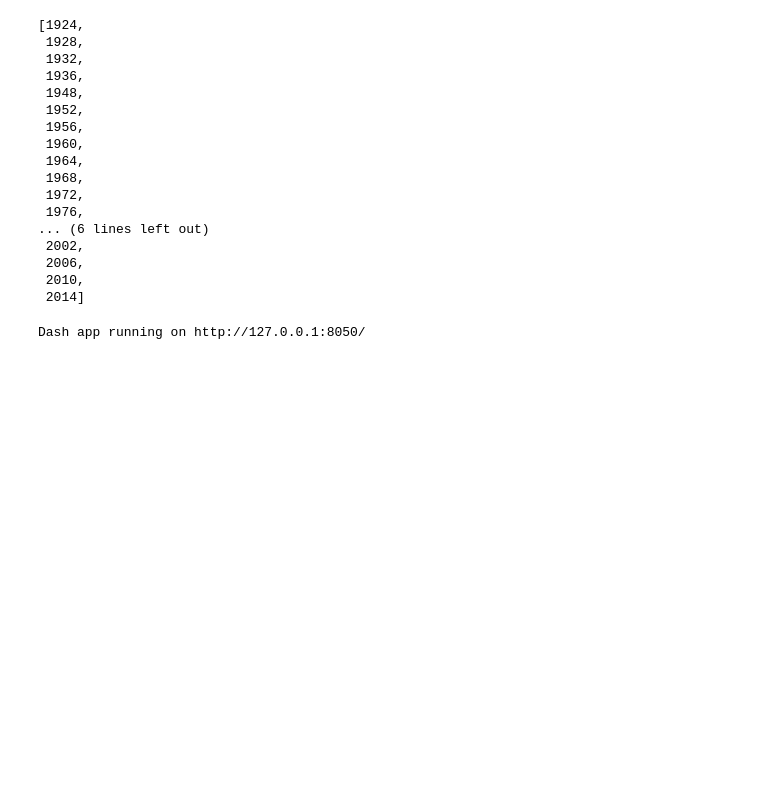
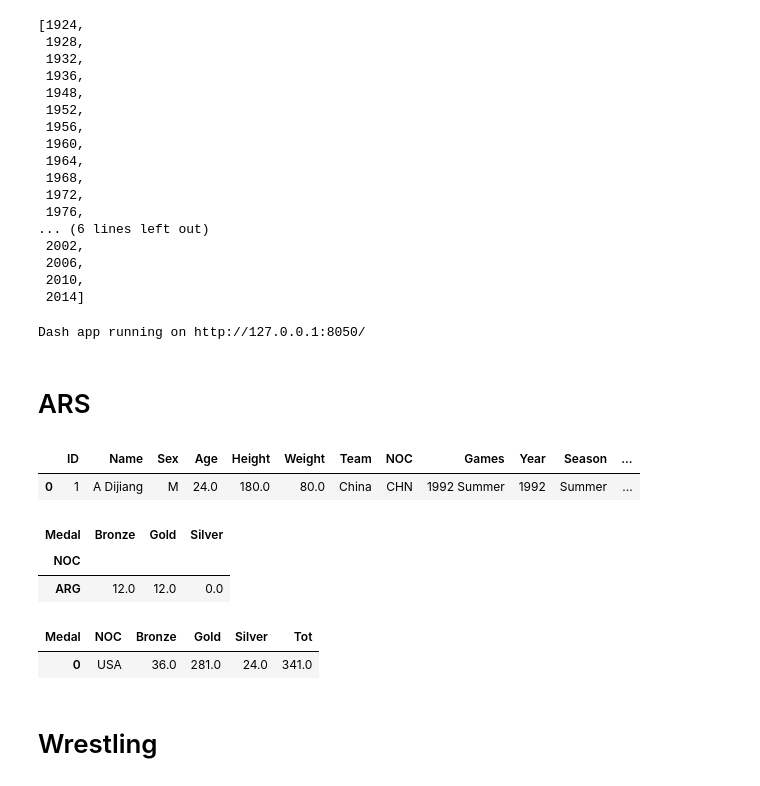
Before and after one commit to dancla240/Databehandling_Frankrike, a Jupyter notebook: Uppgift_2.ipynb, the cells around one changed output. Saved outputs shown, nothing was run; the diff lists cells and outputs as text; code cells hidden in the pictures; blank space fills up the shorter version.

```diff
--- a/Uppgift_2.ipynb
+++ b/Uppgift_2.ipynb
@@ -412,3 +398,28 @@ def update_weightlifting(event, attr):
 app.run(debug=True, jupyter_mode='external')
 # %% [output]
 Dash app running on http://127.0.0.1:8050/
+# %% [markdown]
+# ARS
+# %%
+filter_basket = athlete_events["Sport"] == "Basketball"
+basket = athlete_events[filter_basket]
+basket.head(1)
+# %% [output]
+|  | ID | Name | Sex | Age | Height | Weight | Team | NOC | Games | Year | Season | ... |
+| 0 | 1 | A Dijiang | M | 24.0 | 180.0 | 80.0 | China | CHN | 1992 Summer | 1992 | Summer | ... |
+# %%
+top_basket = basket.groupby("NOC")["Medal"].value_counts().unstack().fillna(0)
+top_basket.head(1)
+# %% [output]
+| Medal | Bronze | Gold | Silver |
+| NOC |  |  |  |
+| ARG | 12.0 | 12.0 | 0.0 |
+# %%
+top_basket["Tot"] = top_basket.loc[:, "Bronze"] + top_basket.loc[:, "Silver"] + top_basket.loc[:, "Gold"]
+top_basket.sort_values(by="Tot", ascending=False, inplace=True)
+top_basket.reset_index(inplace=True)
+top_ten_basket = top_basket.loc[:9, :]
+top_ten_basket.head(1)
+# %% [output]
+| Medal | NOC | Bronze | Gold | Silver | Tot |
+| 0 | USA | 36.0 | 281.0 | 24.0 | 341.0 |
@@ -414,0 +435,2 @@ Dash app running on http://127.0.0.1:8050/
+# %% [markdown]
+# Wrestling
```
Also changed, not shown: parts of 19 cells of this notebook.
